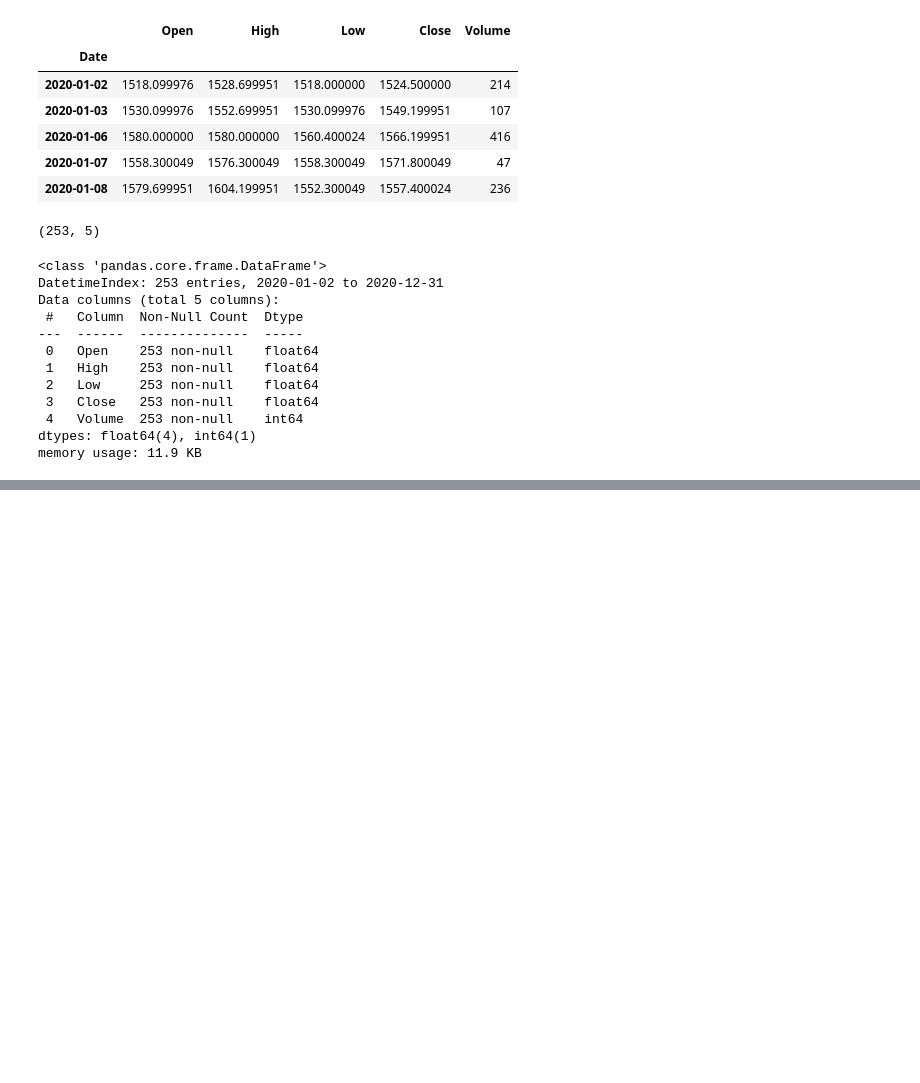
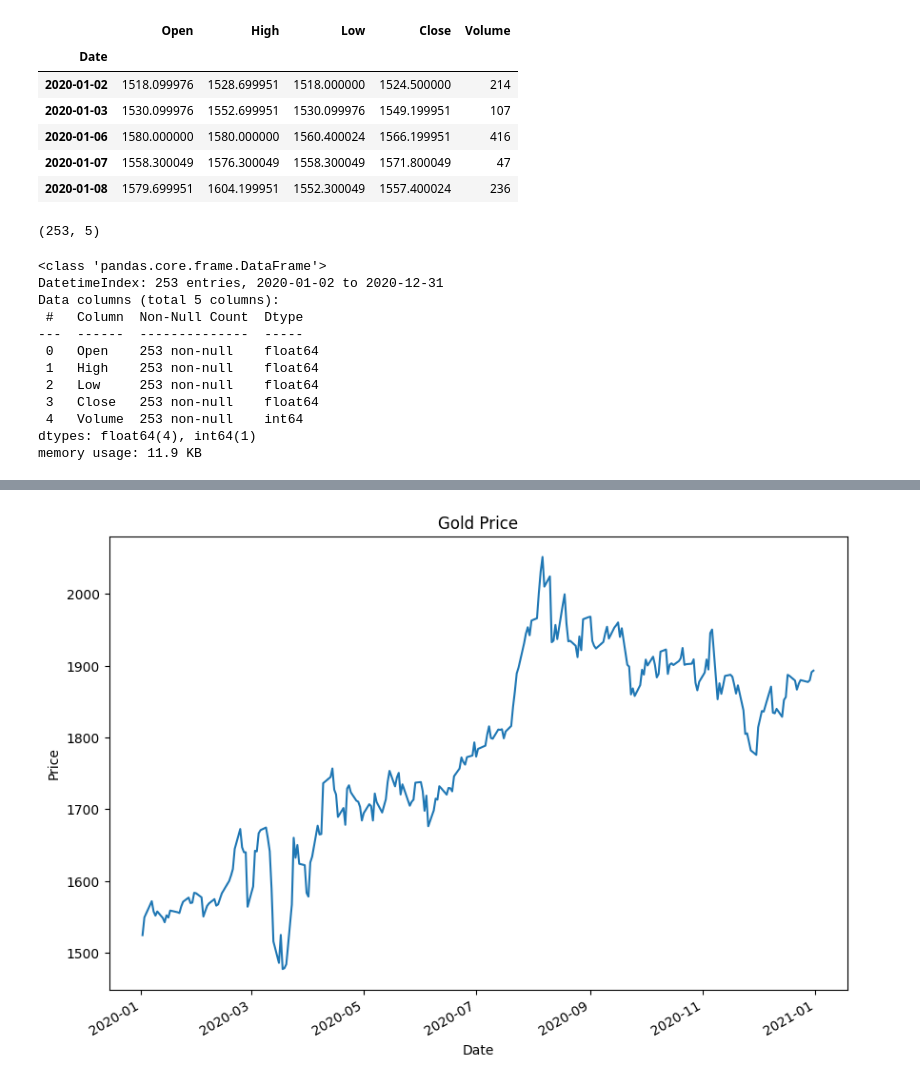
Before and after one commit to akshay-rajan/machinelearning, a Jupyter notebook: stockpriceprediction.ipynb, the cells around one changed output, grey strips where cells are left out. Drawn from its saved outputs; the diff is of its cells as text; code cells hidden in the pictures; blank space fills up the shorter version.

Commit message:
Add visualisation of data

```diff
--- a/stockpriceprediction.ipynb
+++ b/stockpriceprediction.ipynb
@@ -44,0 +59,7 @@ memory usage: 11.9 KB
+# %%
+data.Close.plot(figsize=(10, 7))
+plt.title("Gold Price")
+plt.ylabel("Price")
+plt.show()
+# %% [output]
+[figure, added]
```
Also changed, not shown: parts of 6 cells of this notebook.
